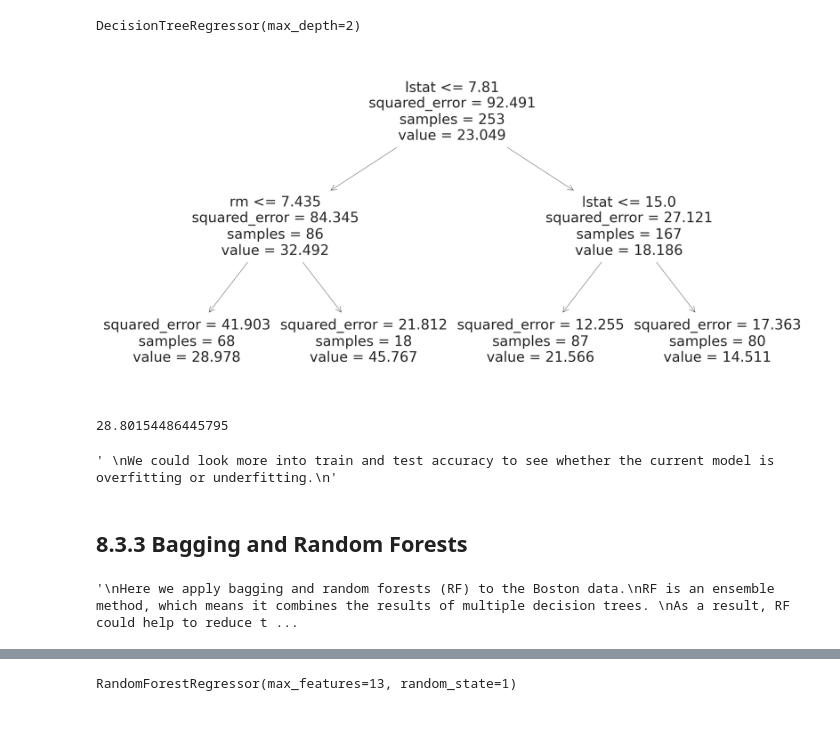
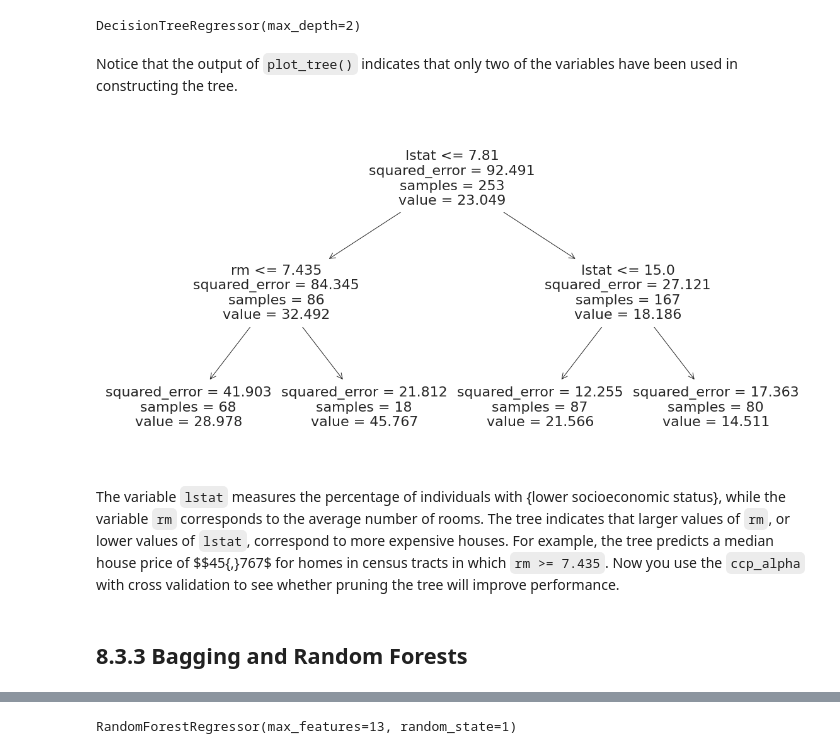
Before and after one commit to tvanzyl/ISL2_Python, a Jupyter notebook: Chapter_8_sec_8.3.ipynb, the cells around one changed output, grey strips where cells are left out. Drawn from its saved outputs; the diff is of its cells as text; code cells hidden in the pictures; blank space fills up the shorter version.

```diff
--- a/Chapter_8_sec_8.3.ipynb
+++ b/Chapter_8_sec_8.3.ipynb
@@ -128,18 +350,17 @@ regr_tree = DecisionTreeRegressor(max_depth=max_depth)
 regr_tree.fit(X_train, y_train)
 # %% [output]
 DecisionTreeRegressor(max_depth=2)
+# %% [markdown]
+Notice that the output of `plot_tree()` indicates that only two of the variables have been used in constructing the tree.
 # %%
-plt.figure(figsize=(40,20))  # customize according to the size of your tree
+plt.figure(figsize=(20,10))  # customize according to the size of your tree
 plot_tree(regr_tree, feature_names = X_train.columns)
 plt.show()
 # %% [output]
-[figure, old version]
+[figure, new version]
-# %%
-y_pred = regr_tree.predict(X_test)
-print(mean_squared_error(y_test, y_pred))
-"""
-We could look more into train and test accuracy to see whether the current model is overfitting or underfitting.
-"""
-# %% [output]
-28.80154486445795
-' \nWe could look more into train and test accuracy to see whether the current model is overfitting or underfitting.\n'
+# %% [markdown]
+The variable `lstat` measures the percentage of individuals with {lower  socioeconomic status},
+while the variable `rm` corresponds to the average number of rooms. The tree indicates that larger
+values of `rm`, or lower values of `lstat`, correspond to more expensive houses. For example,
+the tree predicts a median house price of $$45{,}767$ for homes in census tracts in which `rm >= 7.435`.
+Now you use the `ccp_alpha` with cross validation to see whether pruning the tree will improve performance.
@@ -146,15 +369,2 @@ We could look more into train and test accuracy to see whether the current model
 # %% [markdown]
 ## 8.3.3 Bagging and Random Forests
-# %%
-"""
-Here we apply bagging and random forests (RF) to the Boston data.
-RF is an ensemble method, which means it combines the results of multiple decision trees.
-As a result, RF could help to reduce the variance of the model.
-Similar to decision trees, RF can be used to solve both classification and regression problems.
-
-
-In this excercise, we will use the randomForest package in Python.
-The exact results obtained in this section may depend on the version of Python and the version of the randomForest package installed on your computer.
-"""
-# %% [output]
-'\nHere we apply bagging and random forests (RF) to the Boston data.\nRF is an ensemble method, which means it combines the results of multiple decision trees. \nAs a result, RF could help to reduce t ...
```
Also changed, not shown: parts of 55 cells of this notebook.
